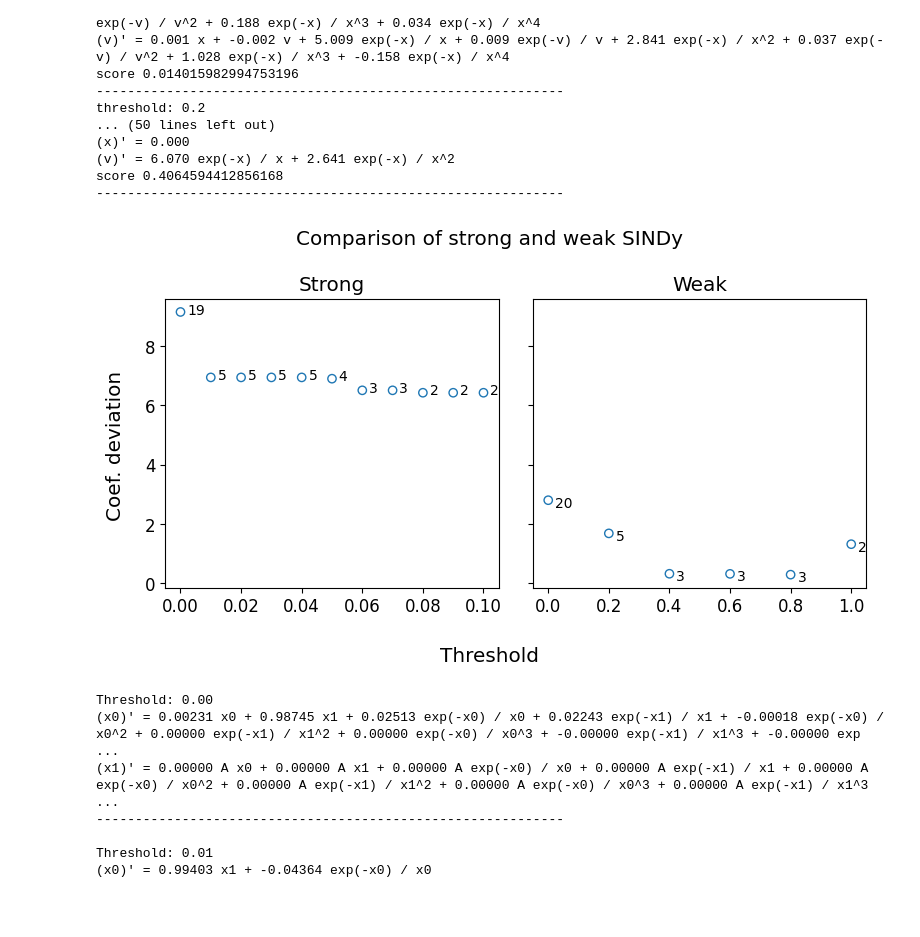
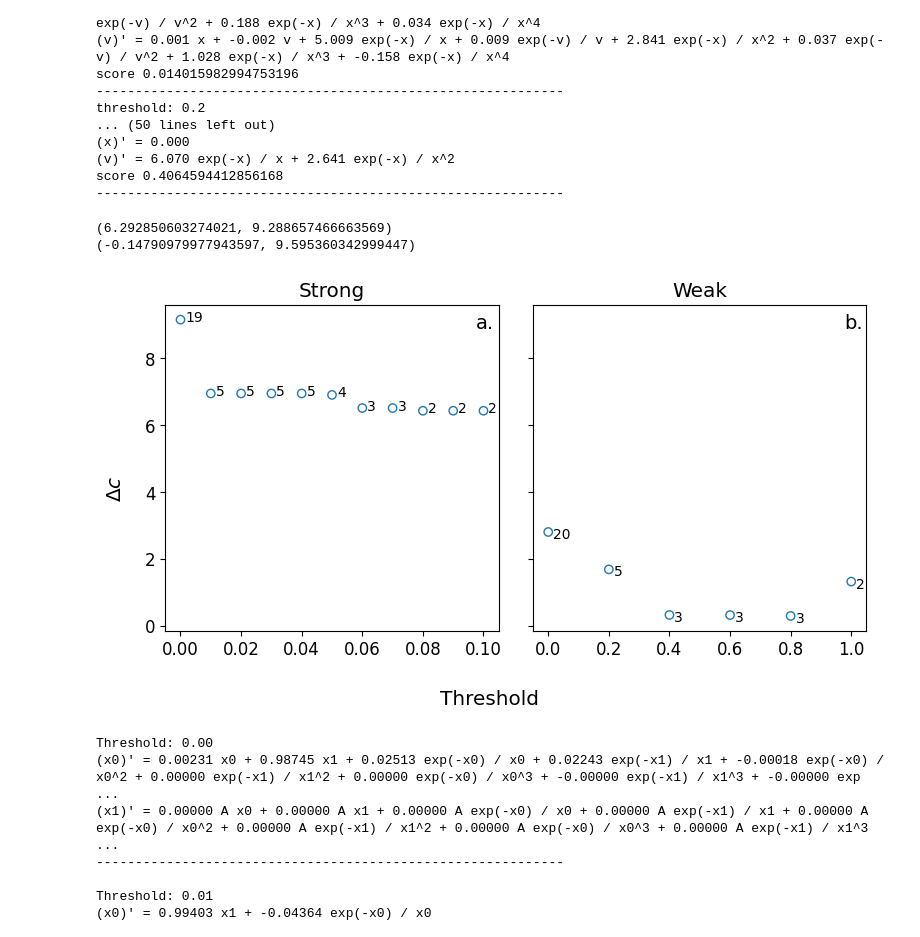
Before and after one commit to zbrookshowe/yukawa-sindy, a Jupyter notebook: paper_results/weak_vs_strong.ipynb, the cells around one changed output. Drawn from its saved outputs; the diff is of its cells as text; code cells hidden in the pictures; blank space fills up the shorter version.

```diff
--- a/paper_results/weak_vs_strong.ipynb
+++ b/paper_results/weak_vs_strong.ipynb
@@ -493,6 +493,7 @@ def plot_strong_vs_weak(strong_coefficients, strong_thresholds, weak_coefficient
         complexities.append(complexities_to_add)
 
     titles = ['Strong', 'Weak']
+    subfig_labels = ['a.', 'b.']
 
     n_rows = 1
     n_cols = 2
@@ -506,22 +507,29 @@ def plot_strong_vs_weak(strong_coefficients, strong_thresholds, weak_coefficient
         ax.set_title(titles[col])
 
         # label the points with the complexities
-        xticks = ax.get_xticks()
-        xpad = 0.015 * (xticks.max() - xticks.min())
-        yticks = ax.get_yticks()
-        ypad = 0.02 * (yticks.max() - yticks.min())
+        xlim = ax.get_xlim()
+        xpad = 0.015 * (xlim[1] - xlim[0])
+        ylim = ax.get_ylim()
+        ypad = 0.02 * (ylim[1] - ylim[0])
         for i, txt in enumerate(complexity):
             ax.annotate(txt, (x[i], y[i]), (x[i]+xpad, y[i]-ypad), fontsize=10)
 
-    fig.suptitle('Comparison of strong and weak SINDy')
+        # label the plots "a." and "b."
+        print(ax.get_ylim())
+        ax.text(0.93*xlim[1], 8.9, subfig_labels[col], fontsize=14)
+
+    # fig.suptitle('Comparison of strong and weak SINDy')
     fig.supxlabel('Threshold')
-    fig.supylabel("Coef. deviation")
+    fig.supylabel("$\Delta c$")
     fig.tight_layout()
 # %%
 plt.rcParams["figure.figsize"] = (8, 4.5)
+plt.rcParams["font.size"] = 12
 plot_strong_vs_weak(*strong_vs_weak_args)
 # %% [output]
+(6.292850603274021, 9.288657466663569)
+(-0.14790979977943597, 9.595360342999447)
-[figure, old version]
+[figure, new version]
 # %%
 truest_strong_coefs = strong_vs_weak_args[0]
 strong_thresholds = strong_vs_weak_args[1]
```
Also changed, not shown: 2 other files.
